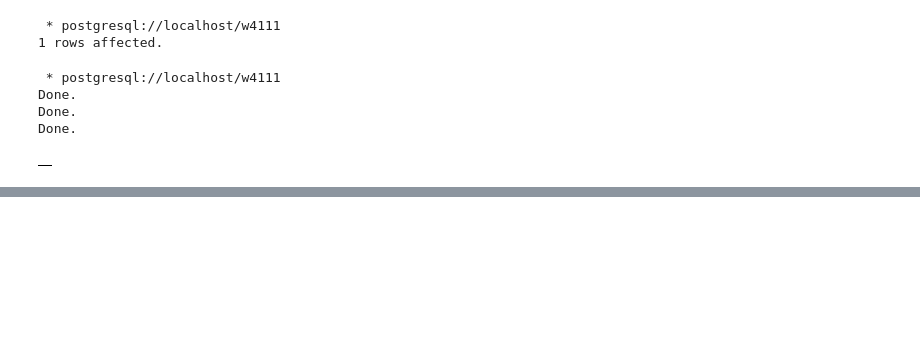
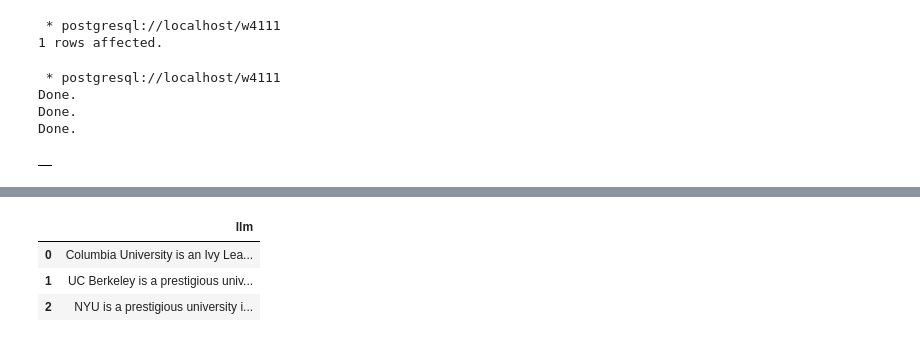
Before and after one commit to w4111/w4111.github.io, a Jupyter notebook: src/notebooks/sql-advanced_private.ipynb, the cells around one changed output, grey strips where cells are left out. Saved outputs shown, nothing was run; the diff lists cells and outputs as text; code cells hidden in the pictures; blank space fills up the shorter version.

```diff
--- a/src/notebooks/sql-advanced_private.ipynb
+++ b/src/notebooks/sql-advanced_private.ipynb
@@ -163,0 +173,2 @@ PL/Python function "llm"
+# %%
+rows = %sql select id, llm(html) from html;
@@ -163,0 +183,7 @@ PL/Python function "llm"
+# %%
+rows
+# %% [output]
+|  | llm |
+| 0 | Columbia University is an Ivy Lea... |
+| 1 | UC Berkeley is a prestigious univ... |
+| 2 | NYU is a prestigious university i... |
```
Also changed, not shown: parts of 8 cells of this notebook, 1 other file.
